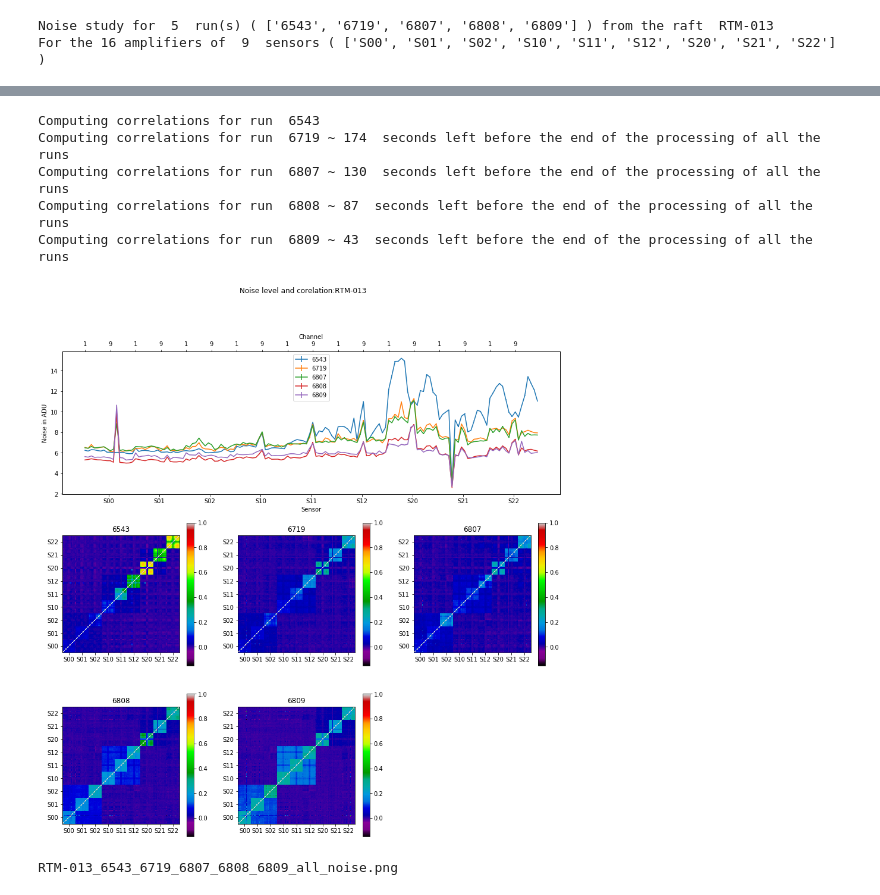
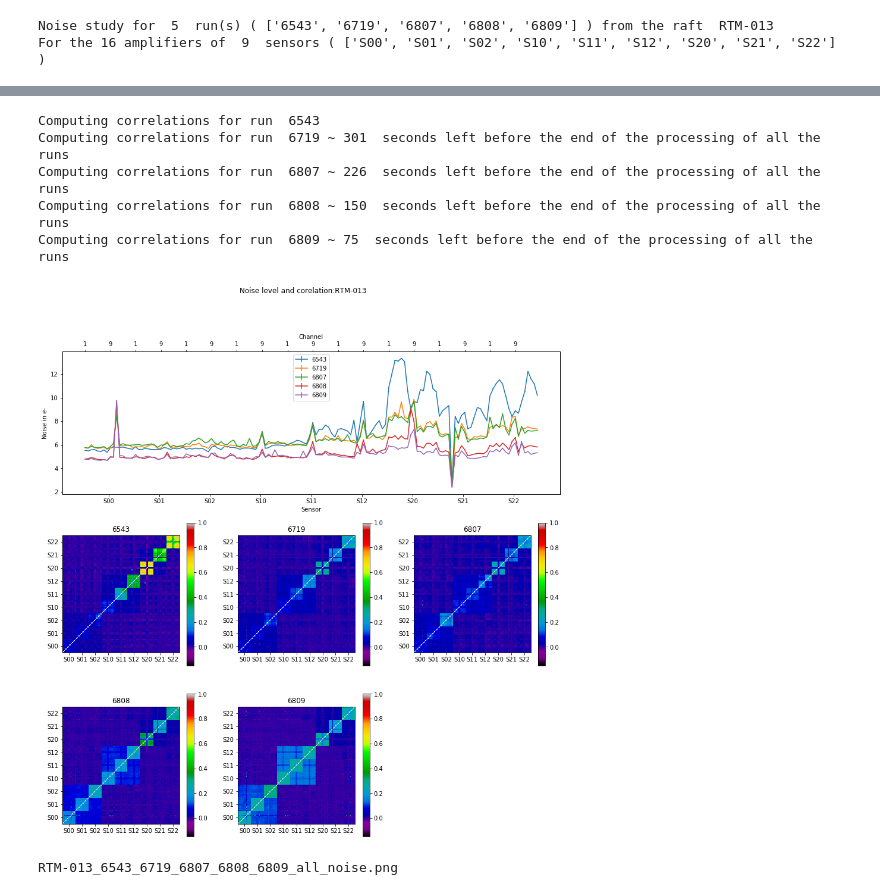
Before and after one commit to tguillemLSST/eochar, a Jupyter notebook: notebooks/Noise/Noise_correlation-RTM13_readout_speed.ipynb, the cells around one changed output, grey strips where cells are left out. Cells and saved outputs as stored; diff of their text form; code cells hidden in the pictures.

Commit message:
add the eotest DB gain

```diff
--- a/notebooks/Noise/Noise_correlation-RTM13_readout_speed.ipynb
+++ b/notebooks/Noise/Noise_correlation-RTM13_readout_speed.ipynb
@@ -16,12 +14,14 @@ Version : 20 Feb 2019
 # 'run' :  list of run , ex : ['9876','9874']  (remark : run is a string )   for all run of this raft : '*'
 # 'sensor' :  list of sensor , ex ['S00','S01','S02']  ,  for all sensor ['S*']
 # amplifier : list of amplifier , ex [1,2]  , for 1 to 16 you can use [-1] instead
+data_to_select={'RTM':'RTM-013','Data_location':0,'run':['6543','6719','6807','6808','6809']}
 #data_to_select={'RTM':'RTM-011-Dev','Data_location':2,'run':['5*']}
-data_to_select={'RTM':'RTM-013','Data_location':0,'run':['6543','6719','6807','6808','6809']}
+#data_to_select={'RTM':'RTM-013','Data_location':0,'run':['6543','6719','6807','6808','6809']}
 # bias can be taken from # process , don't use the one with light , it makes bias "unstable"
 # good option are 'dark_raft_acq' or 'fe55_raft_acq' , only 1 bias per run and sensor will be used
-#bias_dir='dark_raft_acq'
 bias_dir='fe55_raft_acq'
+# Do you want the noise in ADU or e- ( for e- the eotest DB should be used - soft installed )
+display_in_electron=True
 # %%
 # 0) the list of super flat for a raft - run : BNL_RAFT_ROOT+raft+'/'+run+'/cte_raft/*/*/'+'Sxx'+'/*_superflat_high.fits'
 BNL_RAFT_ROOT='/nfs/farm/g/lsst/u1/mirror/BNL-prod/prod/LCA-11021_RTM/LCA-11021_'
@@ -34,3 +34,5 @@ SLAC_DEV_RAFT_ROOT='/gpfs/slac/lsst/fs1/g/data/jobHarness/jh_archive-test/LCA-11
 # other can be used if needed (including NCSA directory ) ,
 # then just the order in which they are added to RAFT_ROOT should follow what will be given to 'data_location'
 ROOT=[BNL_RAFT_ROOT,SLAC_RAFT_ROOT,BNL_DEV_RAFT_ROOT,SLAC_DEV_RAFT_ROOT]
+# For each directory tree in which part of the eotest DB can we get the associated data ( used for the gain )
+DB_key=['Prod','Prod','Dev','Dev']
@@ -98,32 +114,3 @@ print('For the 16 amplifiers of ',number_of_sensor,' sensors (',sensor_list,')')
 # %% [output]
 Noise study for  5  run(s) ( ['6543', '6719', '6807', '6808', '6809'] ) from the raft  RTM-013
 For the 16 amplifiers of  9  sensors ( ['S00', 'S01', 'S02', 'S10', 'S11', 'S12', 'S20', 'S21', 'S22'] )
-# %%
-# Open the files , compute the noise per image
-# intialisation
-noise=np.zeros((number_of_run,number_of_sensor*16))
-noise_std=np.zeros((number_of_run,number_of_sensor*16))
-all_file=np.zeros((number_of_run,number_of_sensor),dtype=np.object_)
-mean_over=np.zeros((number_of_run,144),dtype=np.object_)
-#
-for dir_cur in sensor_dir :
-    irun=run_name_list.index(dir_cur['run'])
-    #
-    iccd=sensor_list.index(dir_cur['sensor'])
-    #
-    file_list=glob.glob(dir_cur['dir']+'/*bias*.fits')
-    file_list.sort()
-    nb_bias=len(file_list)
-    if nb_bias < 1 :
-        print (data_to_select['RTM']+':'+sensor_list[iccd]+' no bias found')
-        continue
-        #
-    file_cur=pyfits.open(file_list[0])
-    all_file[irun,iccd]=np.copy(file_cur)
-    if irun==0 :
-        first_line,first_p_over,first_col,first_s_over=image_area(file_cur)
-        ncol=len(file_cur[1].data[100,:])
-    for ch in range(16) :
-        noise[irun,iccd*16+ch]=(file_cur[ch+1].data[100:1900,first_s_over+2:].std(axis=1)).mean()
-        noise_std[irun,iccd*16+ch]=(file_cur[ch+1].data[100:1900,first_s_over+2:].std(axis=1)).std()/np.sqrt(1800)
-    #
@@ -149,7 +210,7 @@ for irun in range(number_of_run) :
                     ch_cur1=16*iccd1+ch1
                     if ch_cur1 > ch_cur : continue
                     ff1=all_file[irun,iccd1]
-                    cornoise[irun,ch_cur,ch_cur1]=np.array([(ff[ch+1].data[100:1900,i]-mean_over[irun,ch_cur][:])*(ff1[ch1+1].data[100:1900,i]-mean_over[irun,ch_cur1][:]) for i in range(first_s_over+2,ncol) ]).mean()
+                    cornoise[irun,ch_cur,ch_cur1]=np.array([(ff[ch+1].data[100:1900,i]-mean_over[irun,ch_cur][:])*gain[irun,iccd,ch]*(ff1[ch1+1].data[100:1900,i]-mean_over[irun,ch_cur1][:])*gain[irun,iccd1,ch1] for i in range(first_s_over+2,ncol) ]).mean()
 for irun in range(number_of_run) :
     for iccd in range(number_of_sensor) :
         for ch in range(16) :
@@ -194,7 +255,10 @@ ax2=ax1.twiny()
 for irun in range(number_of_run) :
     ax1.errorbar(range(144),noise[irun,:],yerr=noise_std[irun,:],label=run_name_list[irun])
 ax1.legend(loc=9)
-ax1.set_ylabel('Noise in ADU')
+if display_in_electron and eotest_db :
+    ax1.set_ylabel('Noise in e-')
+else :
+    ax1.set_ylabel('Noise in ADU')
 ax1.set_xlabel('Sensor')
 ax1.set_xticks(label_pos)
 ax1.set_xticklabels(label_txt)
@@ -203,36 +267,36 @@ ax2.tick_params(labeltop='on')
 ax2.set_xticks(label_chan_pos)
 ax2.set_xticklabels(label_chan)
 plt.xlabel('Channel')
 title=''
 loc=3
 for irun in range(number_of_run) :
     loc+=1
     if loc>9 :
         plt.show()
         plotfile=data_to_select['RTM']+title+'_all_noise.png'
         print (plotfile)
         fig.savefig(plotfile,bbox_inches='tight')
         loc=1
         title=''
         fig=plt.figure(figsize=[15,15])
         fig.suptitle('Noise level and corelation:'+data_to_select['RTM'])
     title+='_'+run_name_list[irun]
     fig.add_subplot(3,3,loc,title=run_name_list[irun])
     plt.imshow(cor[irun,:,:],cmap=matplotlib.cm.nipy_spectral,shape=(144,144),origin='lower',vmin=-.15,vmax=1.)
     plt.xticks(label_pos,label_txt)
     plt.yticks(label_pos,label_txt)
     plt.colorbar()
 
     #plt.show()
 plt.show()
 plotfile=data_to_select['RTM']+title+'_all_noise.png'
 print (plotfile)
 fig.savefig(plotfile,bbox_inches='tight')
 # %% [output]
 Computing correlations for run  6543
-Computing correlations for run  6719 ~ 174  seconds left before the end of the processing of all the runs
-Computing correlations for run  6807 ~ 130  seconds left before the end of the processing of all the runs
-Computing correlations for run  6808 ~ 87  seconds left before the end of the processing of all the runs
-Computing correlations for run  6809 ~ 43  seconds left before the end of the processing of all the runs
+Computing correlations for run  6719 ~ 301  seconds left before the end of the processing of all the runs
+Computing correlations for run  6807 ~ 226  seconds left before the end of the processing of all the runs
+Computing correlations for run  6808 ~ 150  seconds left before the end of the processing of all the runs
+Computing correlations for run  6809 ~ 75  seconds left before the end of the processing of all the runs
-[figure, old version]
+[figure, new version]
 RTM-013_6543_6719_6807_6808_6809_all_noise.png
```
Also changed, not shown: parts of 4 cells of this notebook.
